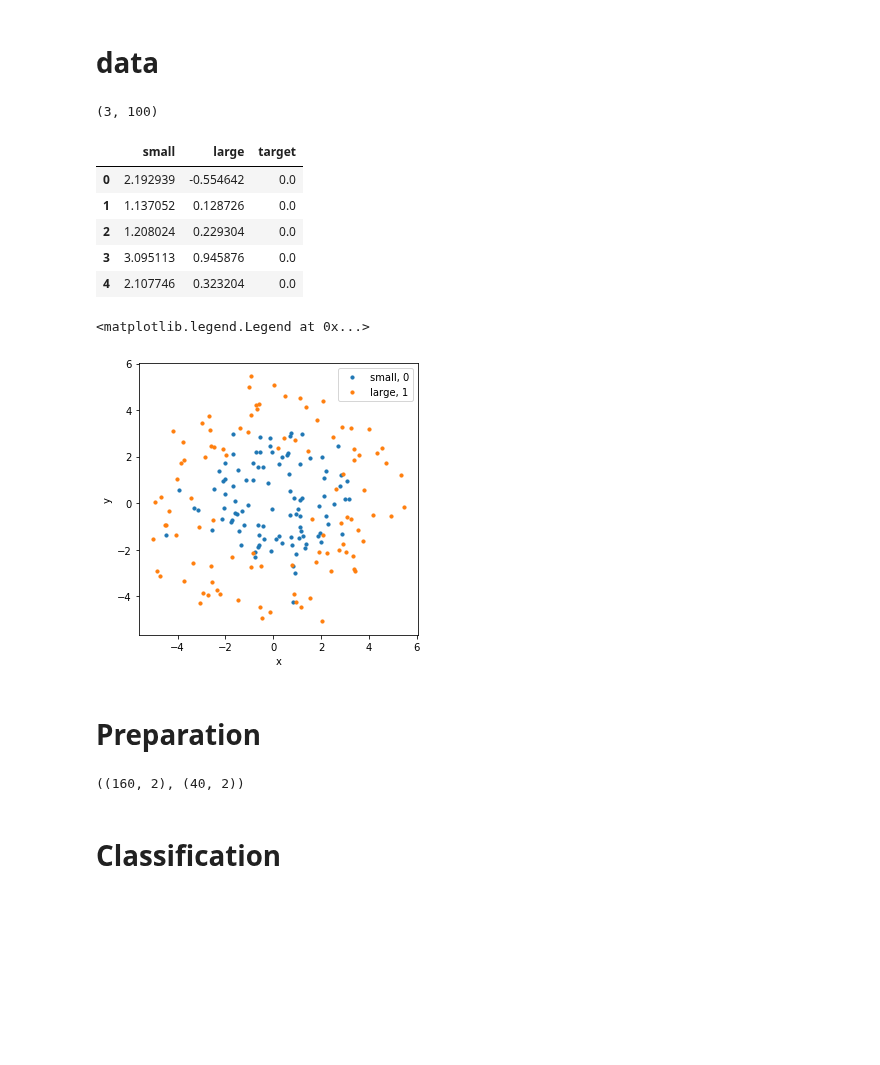
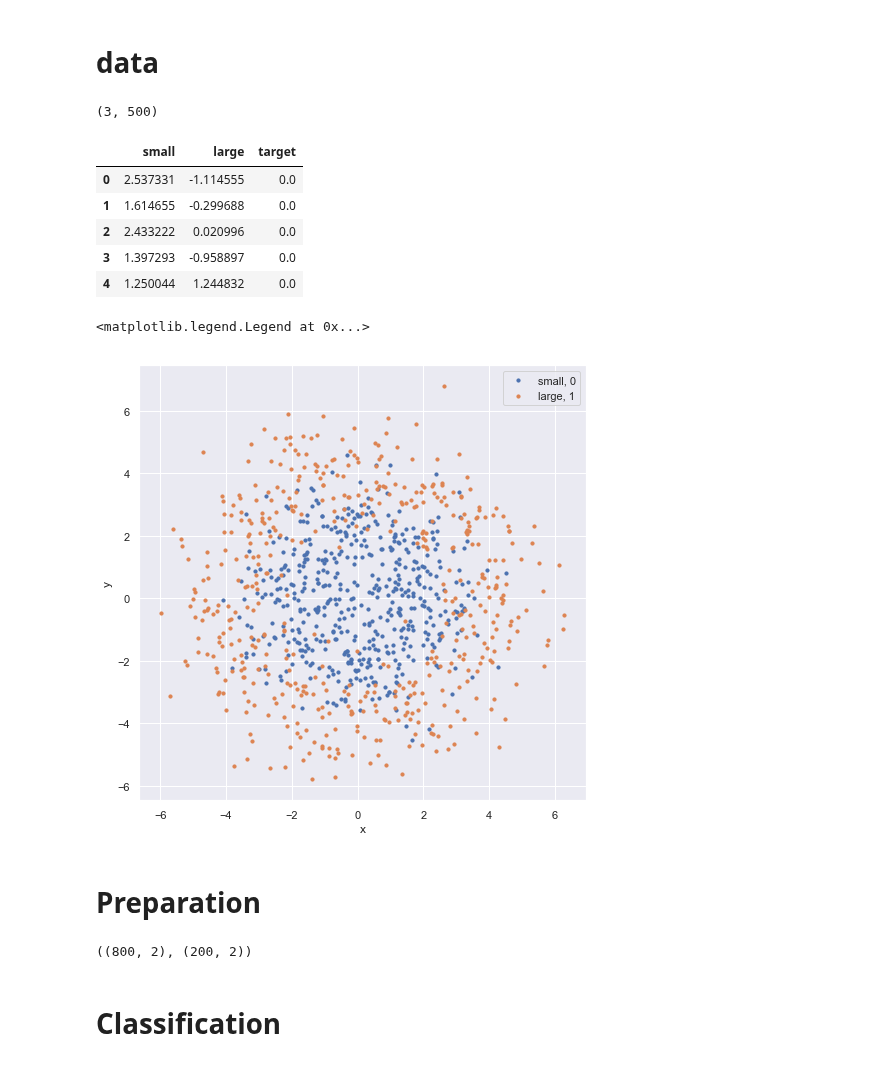
Before and after one commit to shinshoji01/gonken-lesson, a Jupyter notebook: 2020/05_Practice-Overfitting_and_Underfitting.ipynb, the cells around one changed output. Drawn from its saved outputs; the diff is of its cells as text; code cells hidden in the pictures; blank space fills up the shorter version.

```diff
--- a/2020/05_Practice-Overfitting_and_Underfitting.ipynb
+++ b/2020/05_Practice-Overfitting_and_Underfitting.ipynb
@@ -2,6 +2,8 @@
 import warnings
 warnings.filterwarnings("ignore")
 from sklearn.datasets import load_breast_cancer, load_iris
+import seaborn as sns
+sns.set()
 import numpy as np
 import matplotlib.pyplot as plt
 import pandas as pd
@@ -15,8 +17,8 @@ def rtheta2xy(r, theta):
 # %%
 data = []
 r = 2
-num = 100
-alpha = .8
+num = 500
+alpha = 1
 theta = np.linspace(0, 2*np.pi, num)
 x1 = rtheta2xy(r, theta)
 x2 = rtheta2xy(r*2, theta)
@@ -28,29 +30,29 @@ x2_target = np.concatenate([x2, np.ones((1, x2.shape[1]))], axis=0)
 # %%
 x1_target.shape
 # %% [output]
-(3, 100)
+(3, 500)
 # %%
 data = pd.DataFrame(np.concatenate([x1_target, x2_target], axis=1).T, columns=["small", "large", "target"])
 data.head()
 # %% [output]
 |  | small | large | target |
-| 0 | 2.192939 | -0.554642 | 0.0 |
-| 1 | 1.137052 | 0.128726 | 0.0 |
-| 2 | 1.208024 | 0.229304 | 0.0 |
-| 3 | 3.095113 | 0.945876 | 0.0 |
-| 4 | 2.107746 | 0.323204 | 0.0 |
+| 0 | 2.537331 | -1.114555 | 0.0 |
+| 1 | 1.614655 | -0.299688 | 0.0 |
+| 2 | 2.433222 | 0.020996 | 0.0 |
+| 3 | 1.397293 | -0.958897 | 0.0 |
+| 4 | 1.250044 | 1.244832 | 0.0 |
 # %%
-plt.figure(figsize=(5, 5))
+plt.figure(figsize=(8, 8))
 x1 = data[data.target==0].drop("target", axis=1).values
 x2 = data[data.target==1].drop("target", axis=1).values
 plt.scatter(x1[:, 0], x1[:, 1], label="small, 0", s=10)
 plt.scatter(x2[:, 0], x2[:, 1], label="large, 1", s=10)
 plt.xlabel("x")
 plt.ylabel("y")
 plt.legend()
 # %% [output]
 <matplotlib.legend.Legend at 0x...>
-[figure, old version]
+[figure, new version]
 # %% [markdown]
 # Preparation
 # %%
@@ -63,4 +65,4 @@ X_train, X_test, y_train, y_test = train_test_split(X, y, test_size=0.2)
 # %%
 X_train.shape, X_test.shape
 # %% [output]
-((160, 2), (40, 2))
+((800, 2), (200, 2))
```
Also changed, not shown: parts of 9 cells of this notebook.
